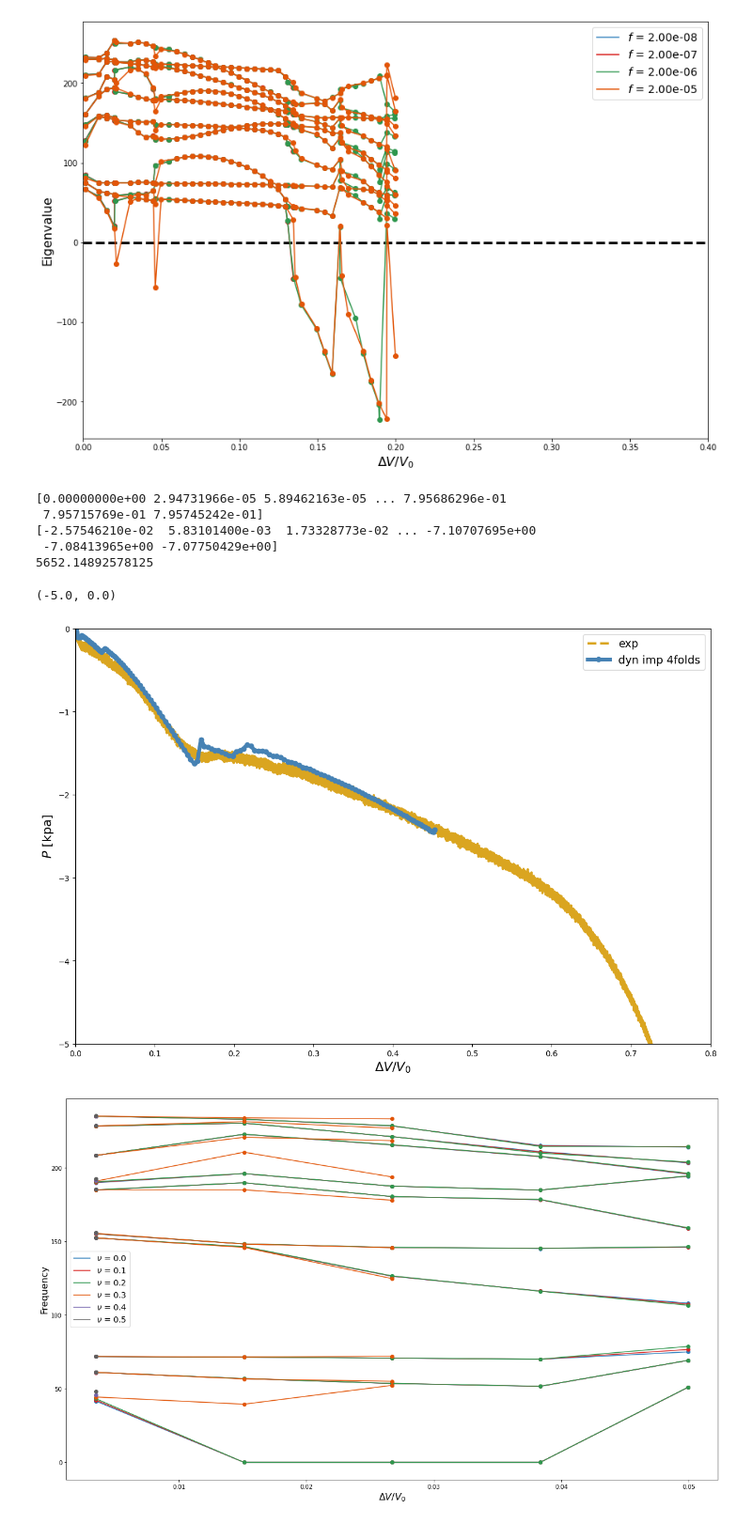
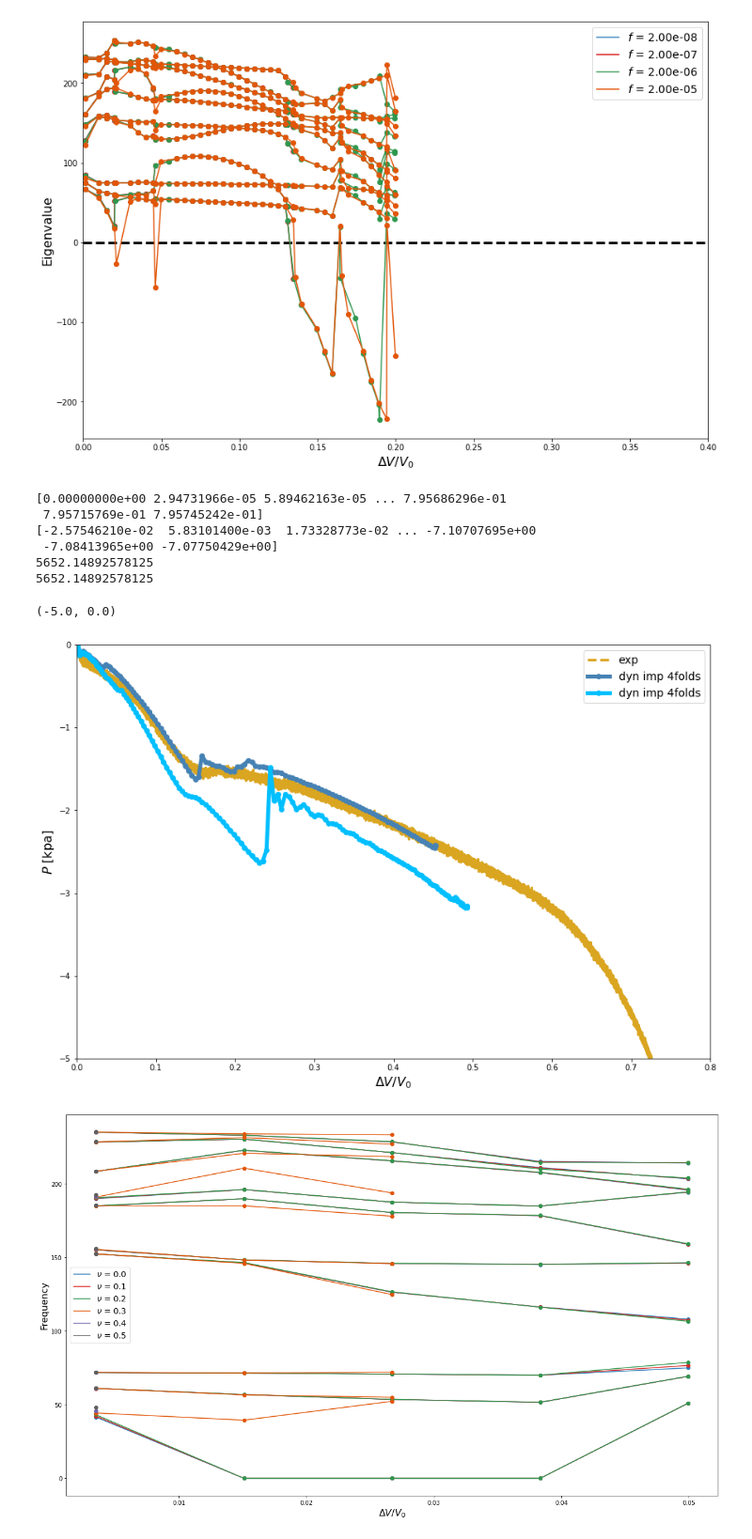
Before and after one commit to bertoldi-collab/buckling-cylinders, a Jupyter notebook: bender_compare.ipynb, the cells around one changed output. Shown at 94% size. Saved outputs shown, nothing was run; the diff lists cells and outputs as text; code cells hidden in the pictures.

```diff
--- a/bender_compare.ipynb
+++ b/bender_compare.ipynb
@@ -4,6 +4,19 @@ import matplotlib.pyplot as plt
 # %matplotlib widget
 import os
 from scipy.signal import savgol_filter
+# %%
+data_all = np.loadtxt('exp_results/PV_Benders.csv', skiprows = 2, delimiter = ',', usecols = tuple(range(4)))
+vol_all = data_all[:,0]
+pressure_bend = np.mean(data_all[:,1:], axis = 1)
+
+
+#note: checked and this is averaged correctly w/o any extra volume stuff
+
+R = 10 #mm
+H = 18 #mm
+vol_0 = np.pi * R * R * H * 1e-3 #mm^3 * 1000 should be cm^3 aka mL
+
+vol_bend = vol_all / vol_0
 # %%
 damping_sweep = 2*np.logspace(-8, -4, 5)
 
@@ -69,38 +82,48 @@ pressure_kpa = data_cur[:,1] * 1e3
 print(data_cur[0,0])
 
 ax.plot(vol_norm,pressure_kpa, '-o', label = 'dyn imp 4folds', color = 'steelblue', linewidth = 5)
+
+idx_cur = 142
+data_cur = np.loadtxt(f'data_out/bender-dyn-imp-v{idx_cur}_pcav_cvol.txt')
+# data_cur = np.loadtxt(f'data_out/4fold-fitting-{idx_cur}_pcav_cvol.txt')
+vol_norm = -(data_cur[:,0] - data_cur[0,0])/data_cur[0,0]
+pressure_kpa = data_cur[:,1] * 1e3
+print(data_cur[0,0])
+
+ax.plot(vol_norm,pressure_kpa, '-o', label = 'dyn imp 4folds', color = 'deepskyblue', linewidth = 5)
 # ax.vlines(vol_norm[65], -5, 1, 'k', '--', linewidth = 3)
 cmap_all = ['Blues', 'Reds','Greens', 'Oranges', 'Purples', 'Greys', 'BuGn', 'YlOrBr', 'PuRd', 'YlGn']
 
 
 # for i,stab_fac in enumerate(damping_sweep):
 #     try:
 #         idx_cur = initial_idx + i
 #         data_path = f'data_out/bender-static-stable-v{idx_cur}_pcav_cvol.txt'
 #         data_cur = np.loadtxt(data_path)
 
 #         vol_norm = -(data_cur[:,0] - data_cur[0,0])/data_cur[0,0]
 #         pressure_kpa = data_cur[:,1] * 1e3
 
 #         color_plot = plt.get_cmap(cmap_all[i])(0.7)
 #         ax.plot(vol_norm,pressure_kpa, label = rf'$f$ = {stab_fac:.2e}', color = color_plot, linewidth = 3)
 #     except: pass
 
 
 
 ax.legend(loc = 'best', fontsize = 14)
 ax.set_xlabel('$\Delta V/V_0$', fontsize = 16)
 ax.set_ylabel('$P$ [kpa]', fontsize = 16)
 ax.set_xlim(0,0.8)
 ax.set_ylim(-5,0)
 # %% [output]
 [0.00000000e+00 2.94731966e-05 5.89462163e-05 ... 7.95686296e-01
  7.95715769e-01 7.95745242e-01]
 [-2.57546210e-02  5.83101400e-03  1.73328773e-02 ... -7.10707695e+00
  -7.08413965e+00 -7.07750429e+00]
 5652.14892578125
+5652.14892578125
 (-5.0, 0.0)
-[figure, old version]
+[figure, new version]
 # %%
 '''old nonsense'''
 nu_try = [0.0, 0.1, 0.2, 0.3, 0.4, 0.5]
```
